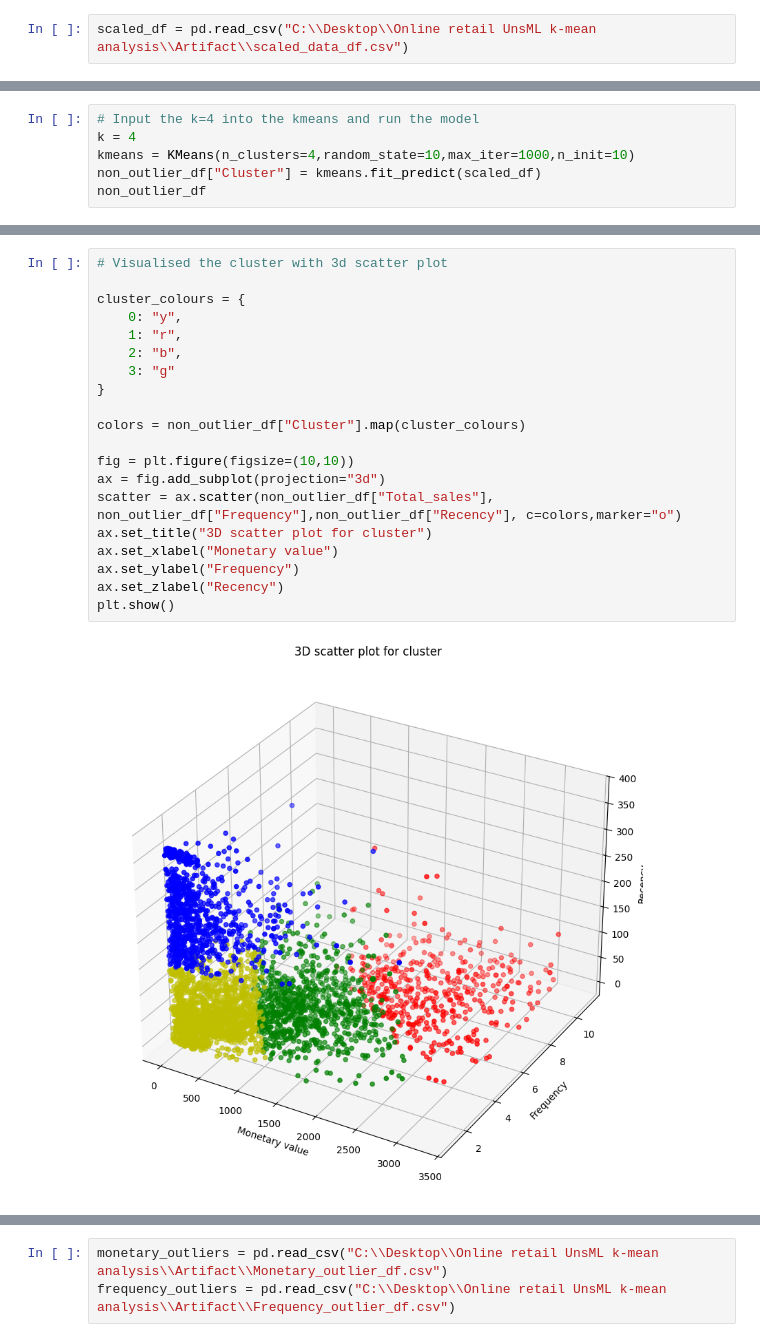
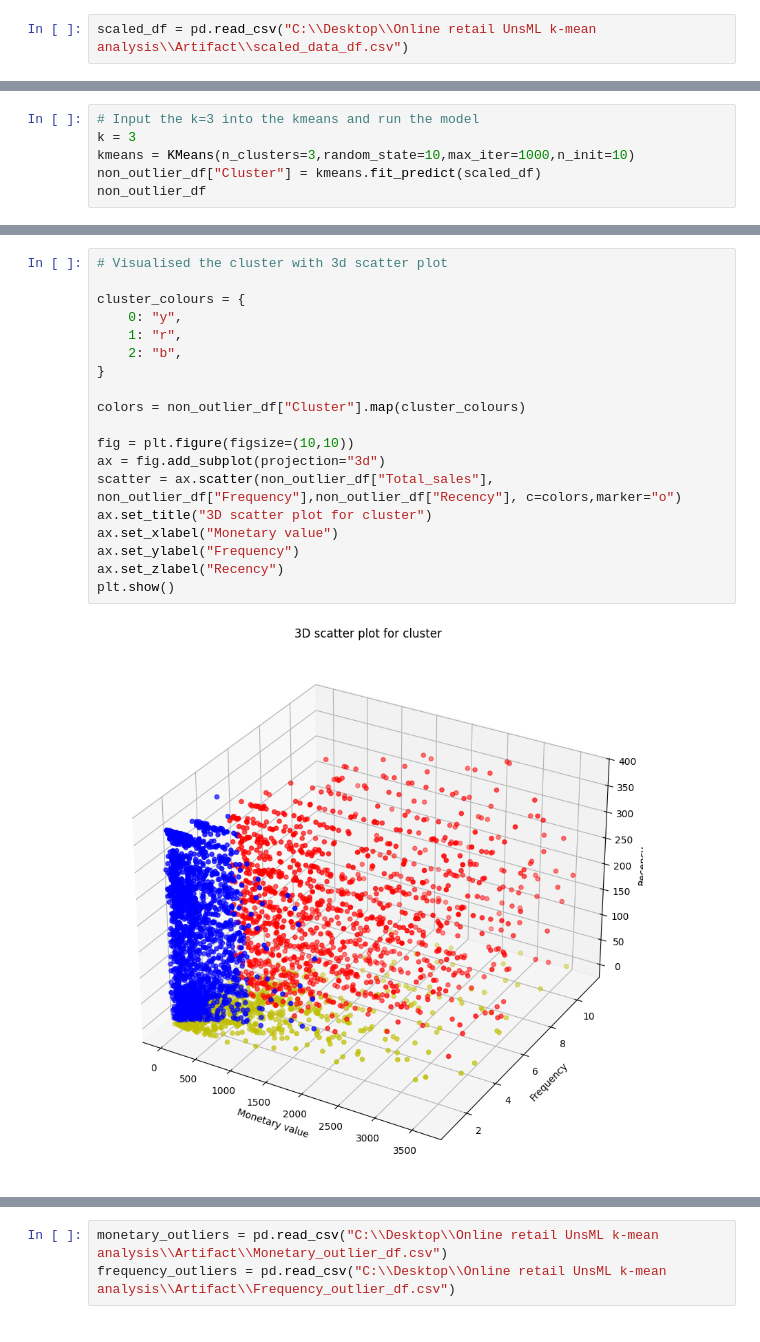
Before and after one commit to Torresfong/Notebook-k-mean-clustering-analysis, a Jupyter notebook: notebook/kmean_clustering_model.ipynb, the cells around one changed output, grey strips where cells are left out. Drawn from its saved outputs; the diff is of its cells as text.

```diff
--- a/notebook/kmean_clustering_model.ipynb
+++ b/notebook/kmean_clustering_model.ipynb
@@ -54,7 +53,7 @@ plt.show()
 # %%
-# Input the k=4 into the kmeans and run the model
-k = 4
-kmeans = KMeans(n_clusters=4,random_state=10,max_iter=1000,n_init=10)
+# Input the k=3 into the kmeans and run the model
+k = 3
+kmeans = KMeans(n_clusters=3,random_state=10,max_iter=1000,n_init=10)
 non_outlier_df["Cluster"] = kmeans.fit_predict(scaled_df)
 non_outlier_df
 # %% [output]
@@ -74,25 +73,24 @@ non_outlier_df
 # %%
 # Visualised the cluster with 3d scatter plot
 
 cluster_colours = {
     0: "y",
     1: "r",
     2: "b",
-    3: "g"
 }
 
 colors = non_outlier_df["Cluster"].map(cluster_colours)
 
 fig = plt.figure(figsize=(10,10))
 ax = fig.add_subplot(projection="3d")
 scatter = ax.scatter(non_outlier_df["Total_sales"], non_outlier_df["Frequency"],non_outlier_df["Recency"], c=colors,marker="o")
 ax.set_title("3D scatter plot for cluster")
 ax.set_xlabel("Monetary value")
 ax.set_ylabel("Frequency")
 ax.set_zlabel("Recency")
 plt.show()
 # %% [output]
-[figure, old version]
+[figure, new version]
 # %%
 # Visualise each cluster's distribution using violin plot
 # Understanding cluster distribution help in indentify clsuter label
```
Also changed, not shown: parts of 14 cells of this notebook, 17 other files.
